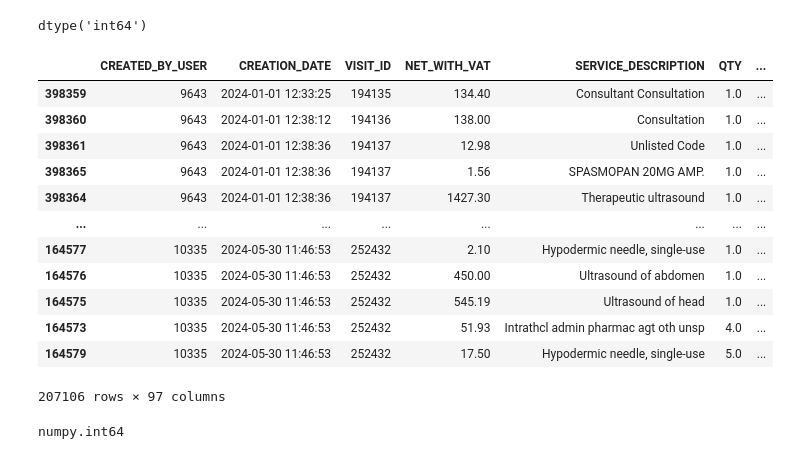
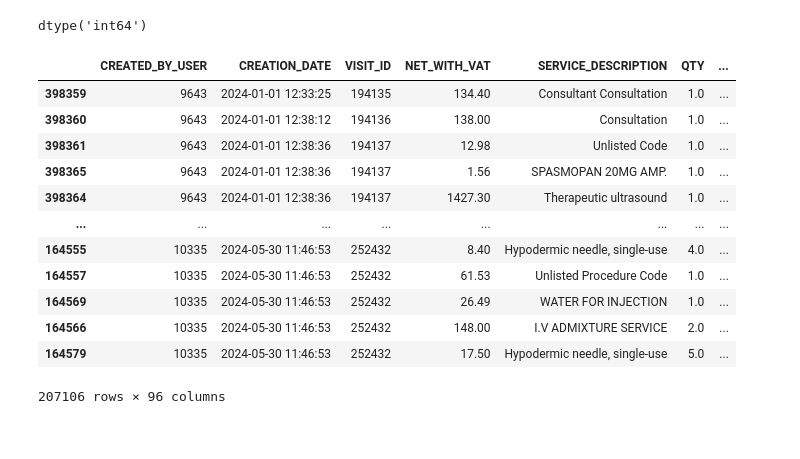
Before and after one commit to Andalusia-Data-Science-Team/Claims_Rejection, a Jupyter notebook: data_loader.ipynb, the cells around one changed output. Drawn from its saved outputs; the diff is of its cells as text; code cells hidden in the pictures.

```diff
--- a/data_loader.ipynb
+++ b/data_loader.ipynb
@@ -108,21 +106,17 @@ df_prep = preprocessing.columns_prep()
-# %%
-df_prep
-# %% [output]
-|  | CREATED_BY_USER | CREATION_DATE | VISIT_ID | NET_WITH_VAT | SERVICE_DESCRIPTION | QTY | ... |
-| 398359 | 9643 | 2024-01-01 12:33:25 | 194135 | 134.40 | Consultant Consultation | 1.0 | ... |
-| 398360 | 9643 | 2024-01-01 12:38:12 | 194136 | 138.00 | Consultation | 1.0 | ... |
-| 398361 | 9643 | 2024-01-01 12:38:36 | 194137 | 12.98 | Unlisted Code | 1.0 | ... |
-| 398365 | 9643 | 2024-01-01 12:38:36 | 194137 | 1.56 | SPASMOPAN 20MG AMP. | 1.0 | ... |
-| 398364 | 9643 | 2024-01-01 12:38:36 | 194137 | 1427.30 | Therapeutic ultrasound | 1.0 | ... |
-| ... | ... | ... | ... | ... | ... | ... | ... |
-| 164577 | 10335 | 2024-05-30 11:46:53 | 252432 | 2.10 | Hypodermic needle, single-use | 1.0 | ... |
-| 164576 | 10335 | 2024-05-30 11:46:53 | 252432 | 450.00 | Ultrasound of abdomen | 1.0 | ... |
-| 164575 | 10335 | 2024-05-30 11:46:53 | 252432 | 545.19 | Ultrasound of head | 1.0 | ... |
-| 164573 | 10335 | 2024-05-30 11:46:53 | 252432 | 51.93 | Intrathcl admin pharmac agt oth unsp | 4.0 | ... |
-| 164579 | 10335 | 2024-05-30 11:46:53 | 252432 | 17.50 | Hypodermic needle, single-use | 5.0 | ... |
-207106 rows × 97 columns
-# %%
-type(df_prep.ICD10.iloc[0])
-# %% [output]
-numpy.int64
+# %%
+df_original.sort_values(['CREATION_DATE'])
+# %% [output]
+|  | CREATED_BY_USER | CREATION_DATE | VISIT_ID | NET_WITH_VAT | SERVICE_DESCRIPTION | QTY | ... |
+| 398359 | 9643 | 2024-01-01 12:33:25 | 194135 | 134.40 | Consultant Consultation | 1.0 | ... |
+| 398360 | 9643 | 2024-01-01 12:38:12 | 194136 | 138.00 | Consultation | 1.0 | ... |
+| 398361 | 9643 | 2024-01-01 12:38:36 | 194137 | 12.98 | Unlisted Code | 1.0 | ... |
+| 398365 | 9643 | 2024-01-01 12:38:36 | 194137 | 1.56 | SPASMOPAN 20MG AMP. | 1.0 | ... |
+| 398364 | 9643 | 2024-01-01 12:38:36 | 194137 | 1427.30 | Therapeutic ultrasound | 1.0 | ... |
+| ... | ... | ... | ... | ... | ... | ... | ... |
+| 164555 | 10335 | 2024-05-30 11:46:53 | 252432 | 8.40 | Hypodermic needle, single-use | 4.0 | ... |
+| 164557 | 10335 | 2024-05-30 11:46:53 | 252432 | 61.53 | Unlisted Procedure Code | 1.0 | ... |
+| 164569 | 10335 | 2024-05-30 11:46:53 | 252432 | 26.49 | WATER FOR INJECTION | 1.0 | ... |
+| 164566 | 10335 | 2024-05-30 11:46:53 | 252432 | 148.00 | I.V ADMIXTURE SERVICE | 2.0 | ... |
+| 164579 | 10335 | 2024-05-30 11:46:53 | 252432 | 17.50 | Hypodermic needle, single-use | 5.0 | ... |
+207106 rows × 96 columns
 # %%
```
Also changed, not shown: parts of 7 cells of this notebook, 6 other files.
